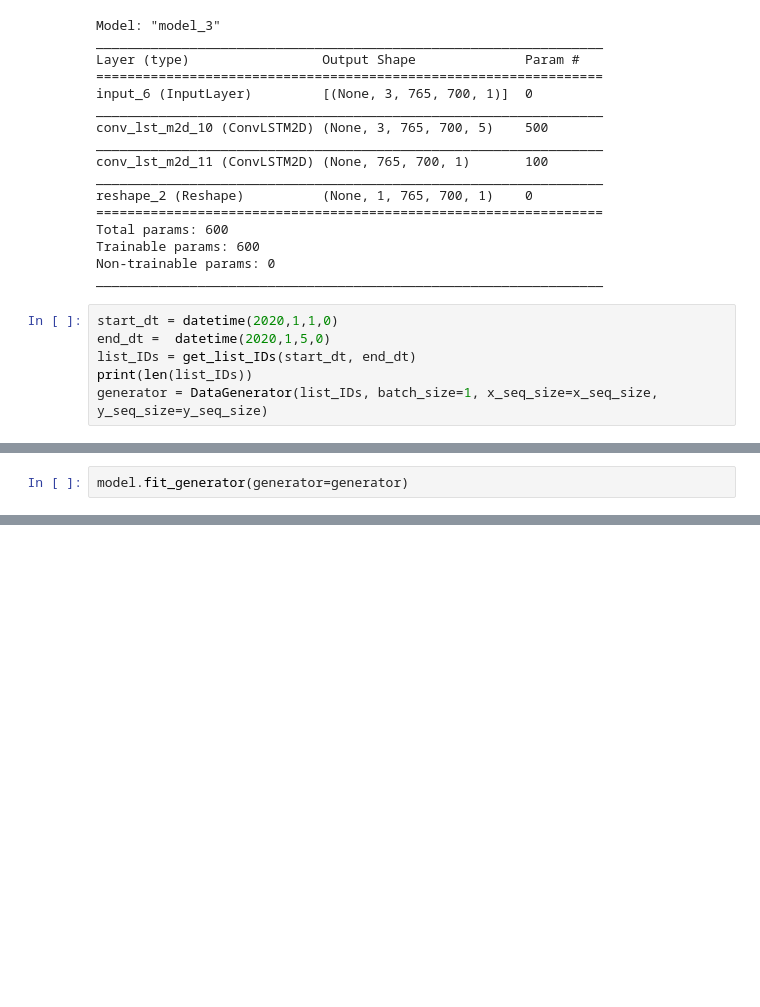
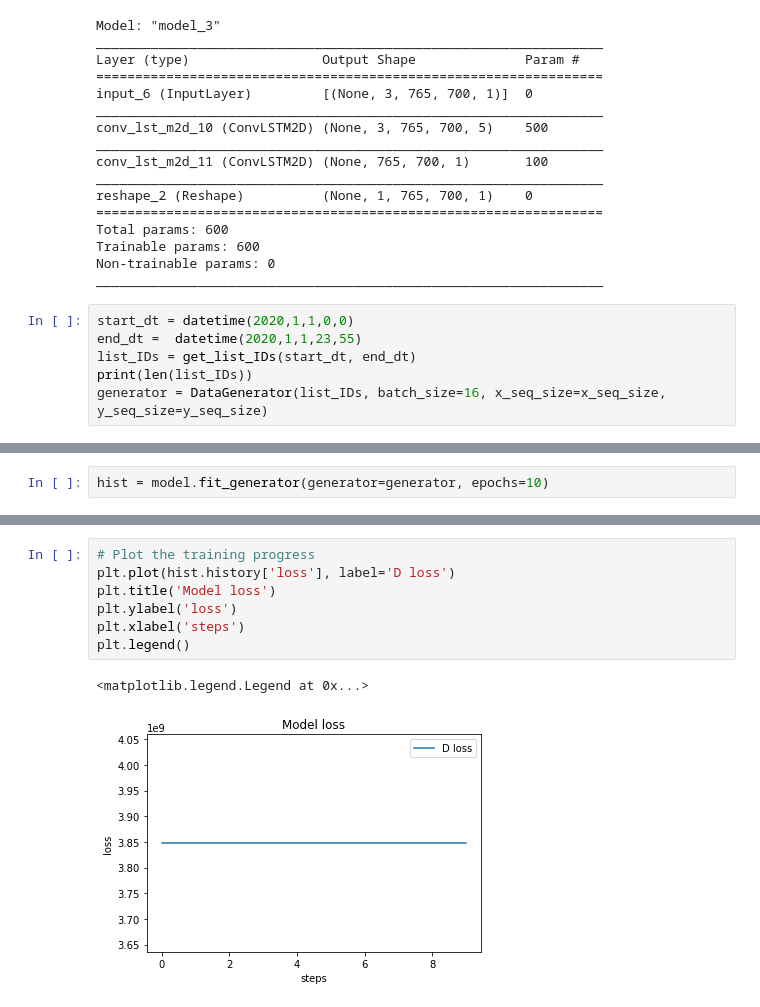
Before and after one commit to KoertS/precipitation-nowcasting-using-GANs, a Jupyter notebook: precipitation_forecasting/data_loader.ipynb, the cells around one changed output, grey strips where cells are left out. Drawn from its saved outputs; the diff is of its cells as text; blank space fills up the shorter version.

Commit message:
Runned the test model using the generator

```diff
--- a/precipitation_forecasting/data_loader.ipynb
+++ b/precipitation_forecasting/data_loader.ipynb
@@ -299,9 +299,9 @@ Trainable params: 600
 Non-trainable params: 0
 _________________________________________________________________
 # %%
-start_dt = datetime(2020,1,1,0)
-end_dt =  datetime(2020,1,5,0)
+start_dt = datetime(2020,1,1,0,0)
+end_dt =  datetime(2020,1,1,23,55)
 list_IDs = get_list_IDs(start_dt, end_dt)
 print(len(list_IDs))
-generator = DataGenerator(list_IDs, batch_size=1, x_seq_size=x_seq_size, y_seq_size=y_seq_size)
+generator = DataGenerator(list_IDs, batch_size=16, x_seq_size=x_seq_size, y_seq_size=y_seq_size)
 # %% [output]
@@ -309,2 +309,2 @@ generator = DataGenerator(list_IDs, batch_size=1, x_seq_size=x_seq_size, y_seq_s
 # %%
-model.fit_generator(generator=generator)
+hist = model.fit_generator(generator=generator, epochs=10)
@@ -310,0 +332,10 @@ model.fit_generator(generator=generator)
+# %%
+# Plot the training progress
+plt.plot(hist.history['loss'], label='D loss')
+plt.title('Model loss')
+plt.ylabel('loss')
+plt.xlabel('steps')
+plt.legend()
+# %% [output]
+<matplotlib.legend.Legend at 0x...>
+[figure, added]
```
Also changed, not shown: parts of 2 cells of this notebook.
